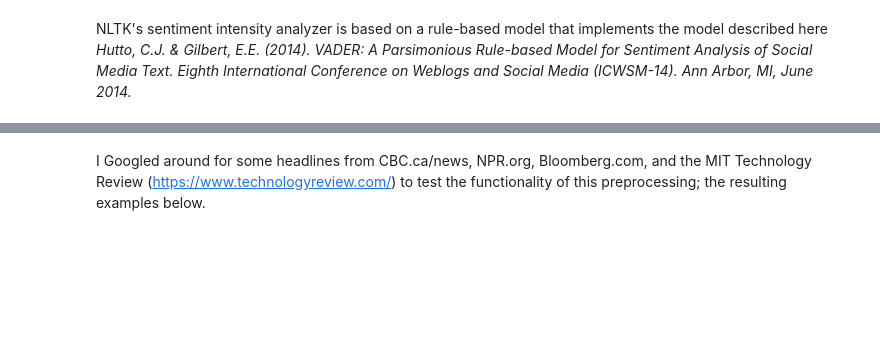
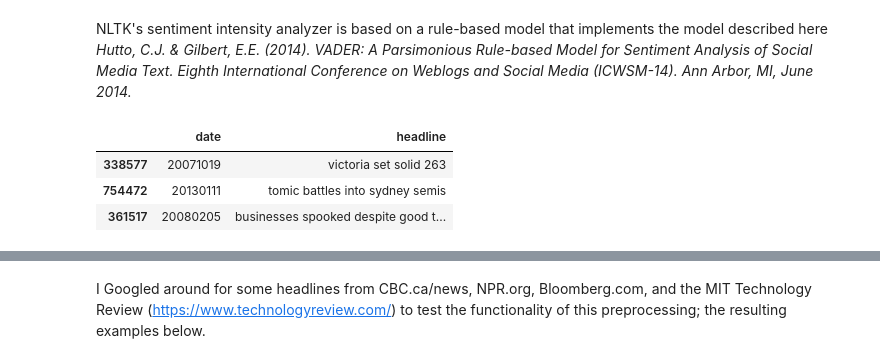
Before and after one commit to alexanderdesouza/NewsQuery, a Jupyter notebook: exploration/data_and_model_exploration.ipynb, the cells around one changed output, grey strips where cells are left out. Saved outputs shown, nothing was run; the diff lists cells and outputs as text; code cells hidden in the pictures; blank space fills up the shorter version.

```diff
--- a/exploration/data_and_model_exploration.ipynb
+++ b/exploration/data_and_model_exploration.ipynb
@@ -27,5 +30,12 @@ NLTK's sentiment intensity analyzer is based on a rule-based model that implemen
 pd.set_option('max.columns', 999)
 # %%
 raw_headlines = pd.read_csv('../data/abcnews_million_headlines.csv')
+# %%
+raw_headlines.sample(3)
+# %% [output]
+|  | date | headline |
+| 338577 | 20071019 | victoria set solid 263 |
+| 754472 | 20130111 | tomic battles into sydney semis |
+| 361517 | 20080205 | businesses spooked despite good t... |
 # %%
 raw_headlines.shape
```
Also changed, not shown: parts of 57 cells of this notebook.
